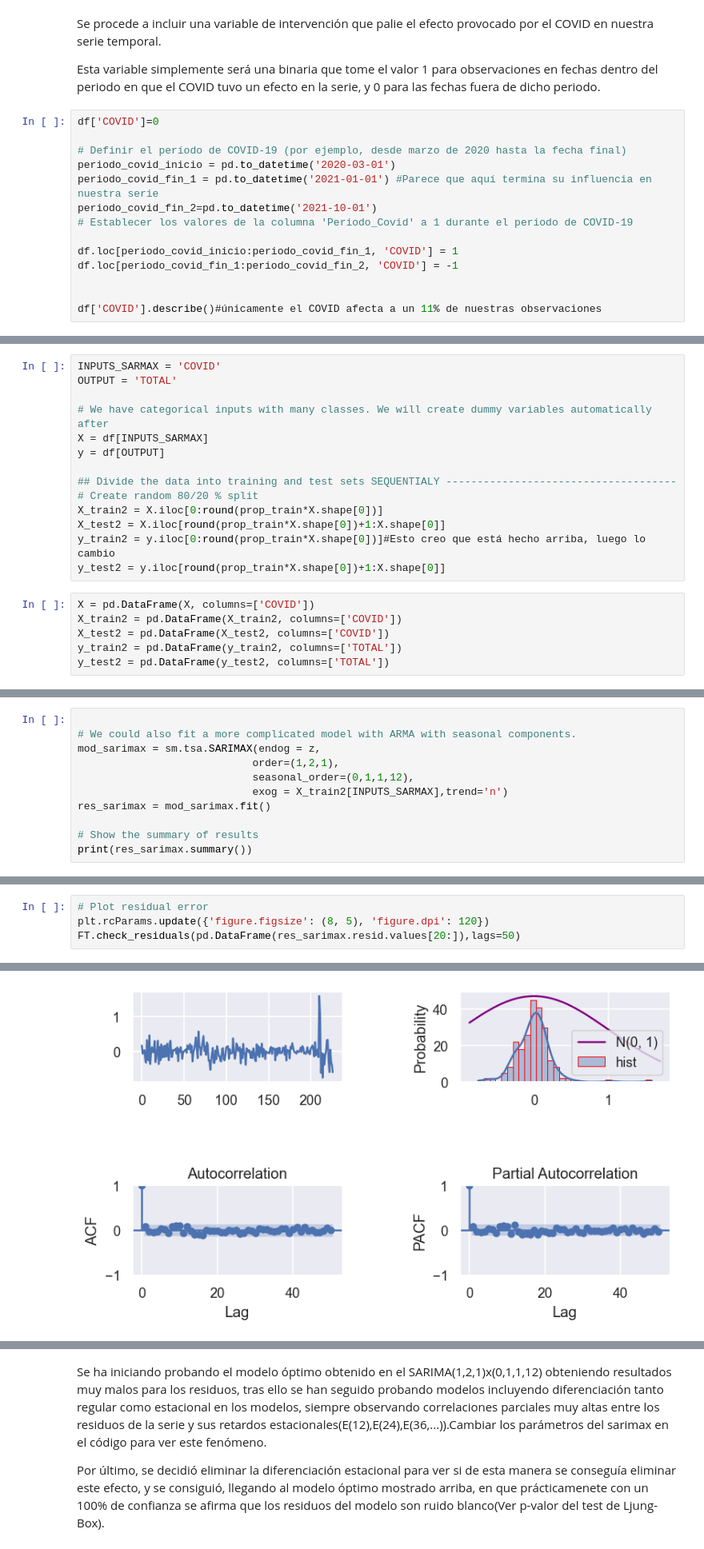
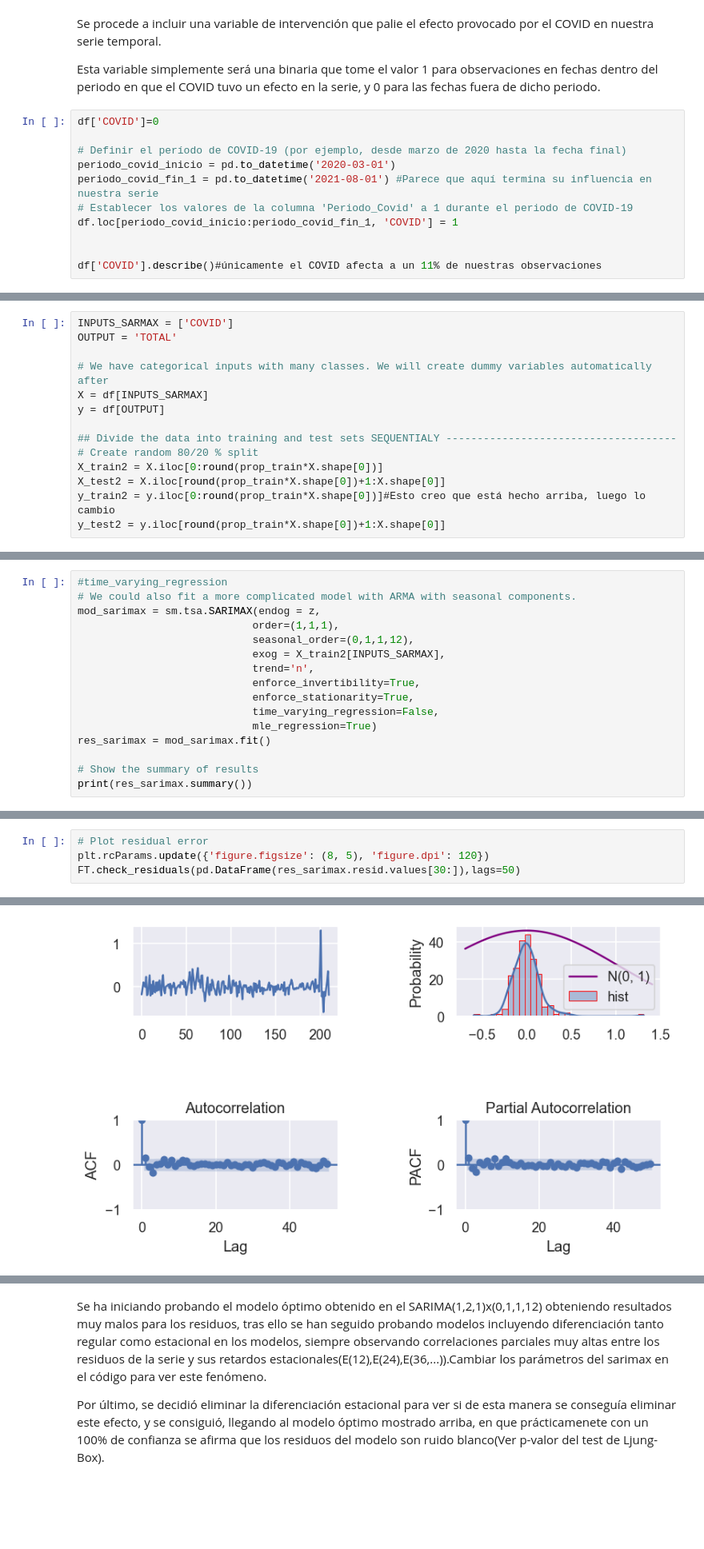
Before and after one commit to juanls1/Assignment2_ML, a Jupyter notebook: ML_Assignment2.ipynb, the cells around one changed output, grey strips where cells are left out. Shown at 80% size. Drawn from its saved outputs; the diff is of its cells as text; blank space fills up the shorter version.

```diff
--- a/ML_Assignment2.ipynb
+++ b/ML_Assignment2.ipynb
@@ -655,12 +652,9 @@ df['COVID']=0
 
 # Definir el período de COVID-19 (por ejemplo, desde marzo de 2020 hasta la fecha final)
 periodo_covid_inicio = pd.to_datetime('2020-03-01')
-periodo_covid_fin_1 = pd.to_datetime('2021-01-01') #Parece que aquí termina su influencia en nuestra serie
-periodo_covid_fin_2=pd.to_datetime('2021-10-01')
+periodo_covid_fin_1 = pd.to_datetime('2021-08-01') #Parece que aquí termina su influencia en nuestra serie
 # Establecer los valores de la columna 'Periodo_Covid' a 1 durante el periodo de COVID-19
-
 df.loc[periodo_covid_inicio:periodo_covid_fin_1, 'COVID'] = 1
-df.loc[periodo_covid_fin_1:periodo_covid_fin_2, 'COVID'] = -1
 
 
 df['COVID'].describe()#únicamente el COVID afecta a un 11% de nuestras observaciones
@@ -675,7 +669,7 @@ min       -1.000000
 max        1.000000
 Name: COVID, dtype: float64
 # %%
-INPUTS_SARMAX = 'COVID'
+INPUTS_SARMAX = ['COVID']
 OUTPUT = 'TOTAL'
 
 # We have categorical inputs with many classes. We will create dummy variables automatically after
@@ -688,12 +682,6 @@ X_train2 = X.iloc[0:round(prop_train*X.shape[0])]
 X_test2 = X.iloc[round(prop_train*X.shape[0])+1:X.shape[0]]
 y_train2 = y.iloc[0:round(prop_train*X.shape[0])]#Esto creo que está hecho arriba, luego lo cambio
 y_test2 = y.iloc[round(prop_train*X.shape[0])+1:X.shape[0]]
-# %%
-X = pd.DataFrame(X, columns=['COVID'])
-X_train2 = pd.DataFrame(X_train2, columns=['COVID'])
-X_test2 = pd.DataFrame(X_test2, columns=['COVID'])
-y_train2 = pd.DataFrame(y_train2, columns=['TOTAL'])
-y_test2 = pd.DataFrame(y_test2, columns=['TOTAL'])
 # %%
 lmbda = FT.boxcox_lambda_plot(y_train2, window_width=12)
 # %% [output]
@@ -717,10 +705,15 @@ FT.ts_display(z)
 # %%
-
+#time_varying_regression
 # We could also fit a more complicated model with ARMA with seasonal components.
 mod_sarimax = sm.tsa.SARIMAX(endog = z,
-                            order=(1,2,1),
+                            order=(1,1,1),
                             seasonal_order=(0,1,1,12),
-                            exog = X_train2[INPUTS_SARMAX],trend='n')
+                            exog = X_train2[INPUTS_SARMAX],
+                            trend='n',
+                            enforce_invertibility=True,
+                            enforce_stationarity=True,
+                            time_varying_regression=False,
+                            mle_regression=True)
 res_sarimax = mod_sarimax.fit()
 
 # Show the summary of results
@@ -746,7 +739,7 @@ Warnings:
 # %%
 # Plot residual error
 plt.rcParams.update({'figure.figsize': (8, 5), 'figure.dpi': 120})
-FT.check_residuals(pd.DataFrame(res_sarimax.resid.values[20:]),lags=50)
+FT.check_residuals(pd.DataFrame(res_sarimax.resid.values[30:]),lags=50)
 # %% [output]
 Ljung-Box test of residuals:
       lb_stat  lb_pvalue
@@ -754 +747 @@ Ljung-Box test of residuals:
-[figure, old version]
+[figure, new version]
```
Also changed, not shown: parts of 35 cells of this notebook.
